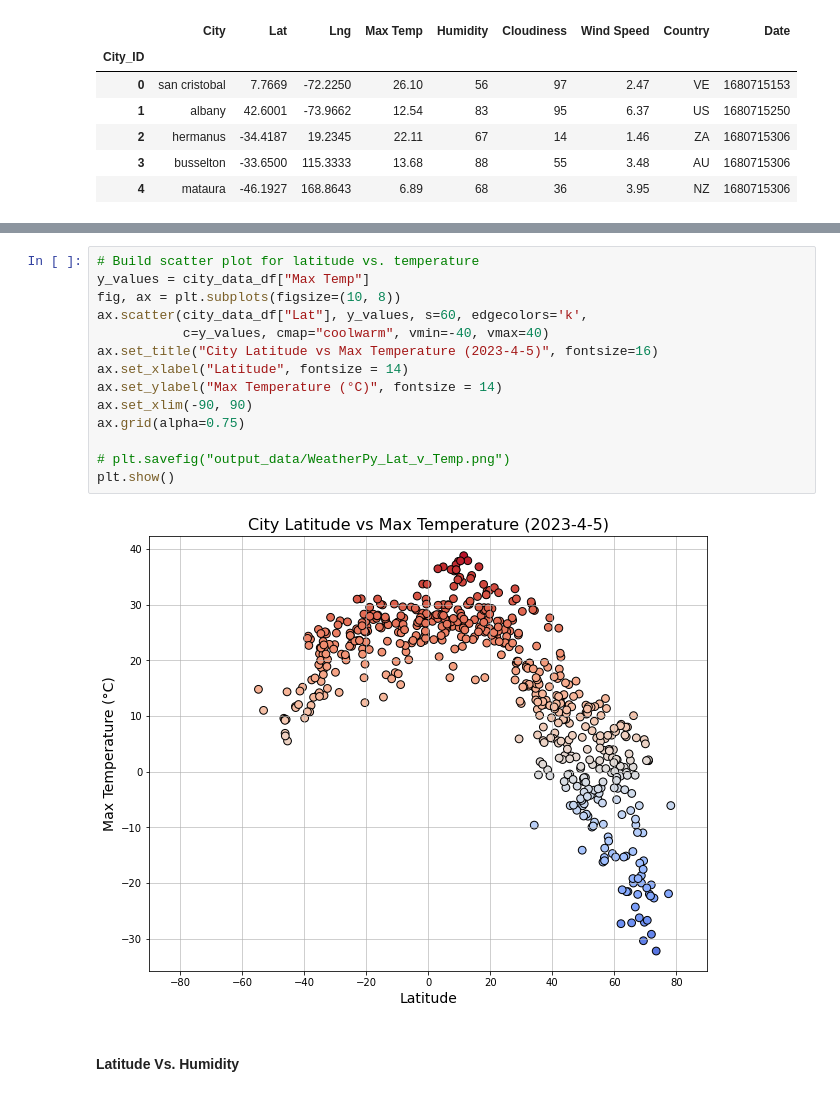
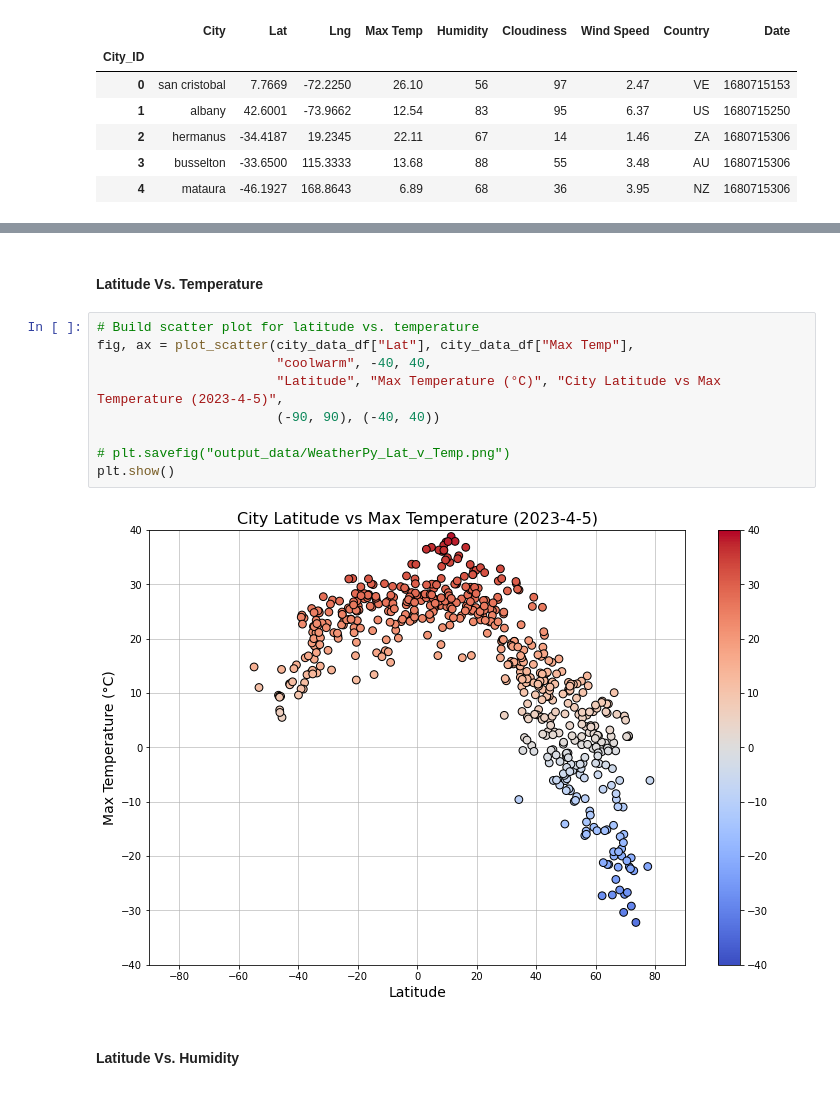
Before and after one commit to zachaa/python-api-challenge, a Jupyter notebook: WeatherPy.ipynb, the cells around one changed output, grey strips where cells are left out. Cells and saved outputs as stored; diff of their text form.

Commit message:
Add scatter plots

```diff
--- a/WeatherPy.ipynb
+++ b/WeatherPy.ipynb
@@ -199,18 +247,15 @@ city_data_df.head()
+# %% [markdown]
+#### Latitude Vs. Temperature
 # %%
 # Build scatter plot for latitude vs. temperature
-y_values = city_data_df["Max Temp"]
-fig, ax = plt.subplots(figsize=(10, 8))
-ax.scatter(city_data_df["Lat"], y_values, s=60, edgecolors='k',
-           c=y_values, cmap="coolwarm", vmin=-40, vmax=40)
-ax.set_title("City Latitude vs Max Temperature (2023-4-5)", fontsize=16)
-ax.set_xlabel("Latitude", fontsize = 14)
-ax.set_ylabel("Max Temperature (°C)", fontsize = 14)
-ax.set_xlim(-90, 90)
-ax.grid(alpha=0.75)
+fig, ax = plot_scatter(city_data_df["Lat"], city_data_df["Max Temp"],
+                       "coolwarm", -40, 40,
+                       "Latitude", "Max Temperature (°C)", "City Latitude vs Max Temperature (2023-4-5)",
+                       (-90, 90), (-40, 40))
 
 # plt.savefig("output_data/WeatherPy_Lat_v_Temp.png")
 plt.show()
 # %% [output]
-[figure, old version]
+[figure, new version]
 # %% [markdown]
 #### Latitude Vs. Humidity
```
Also changed, not shown: parts of 9 cells of this notebook.
